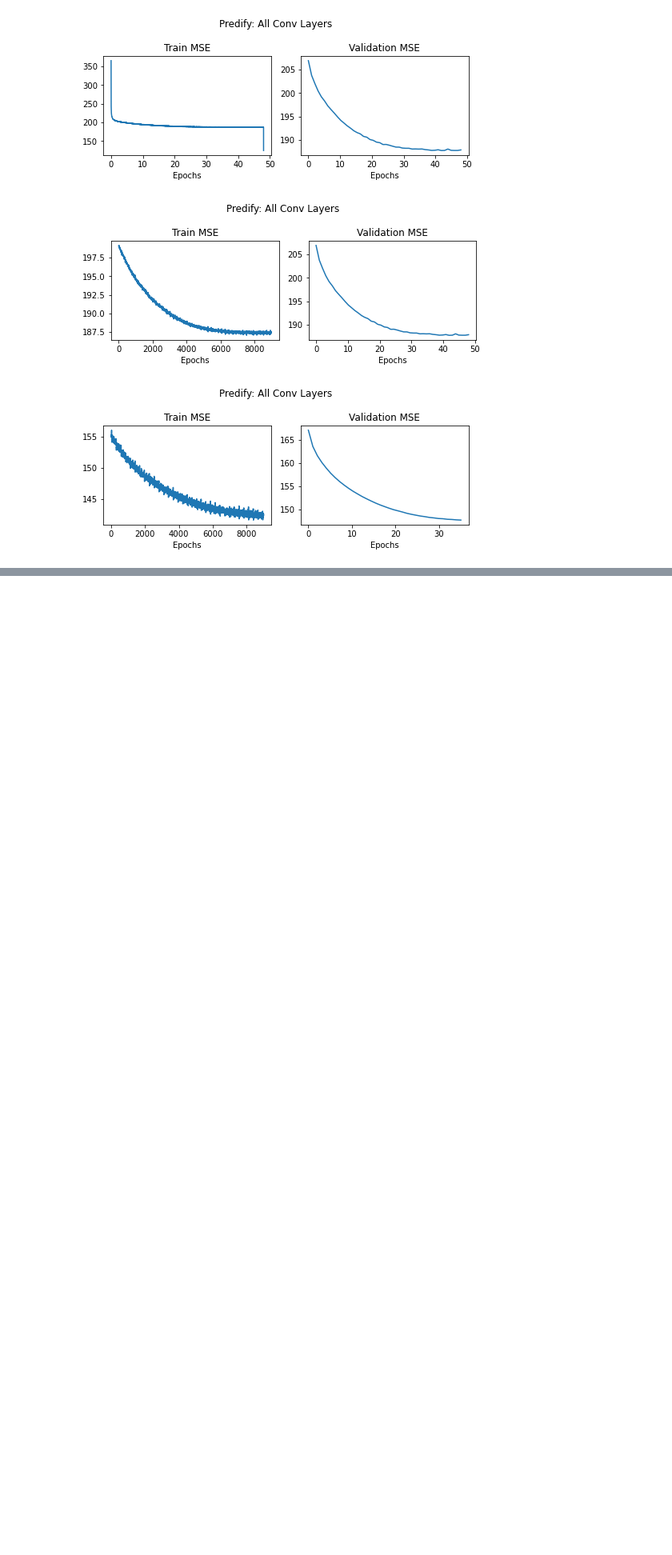
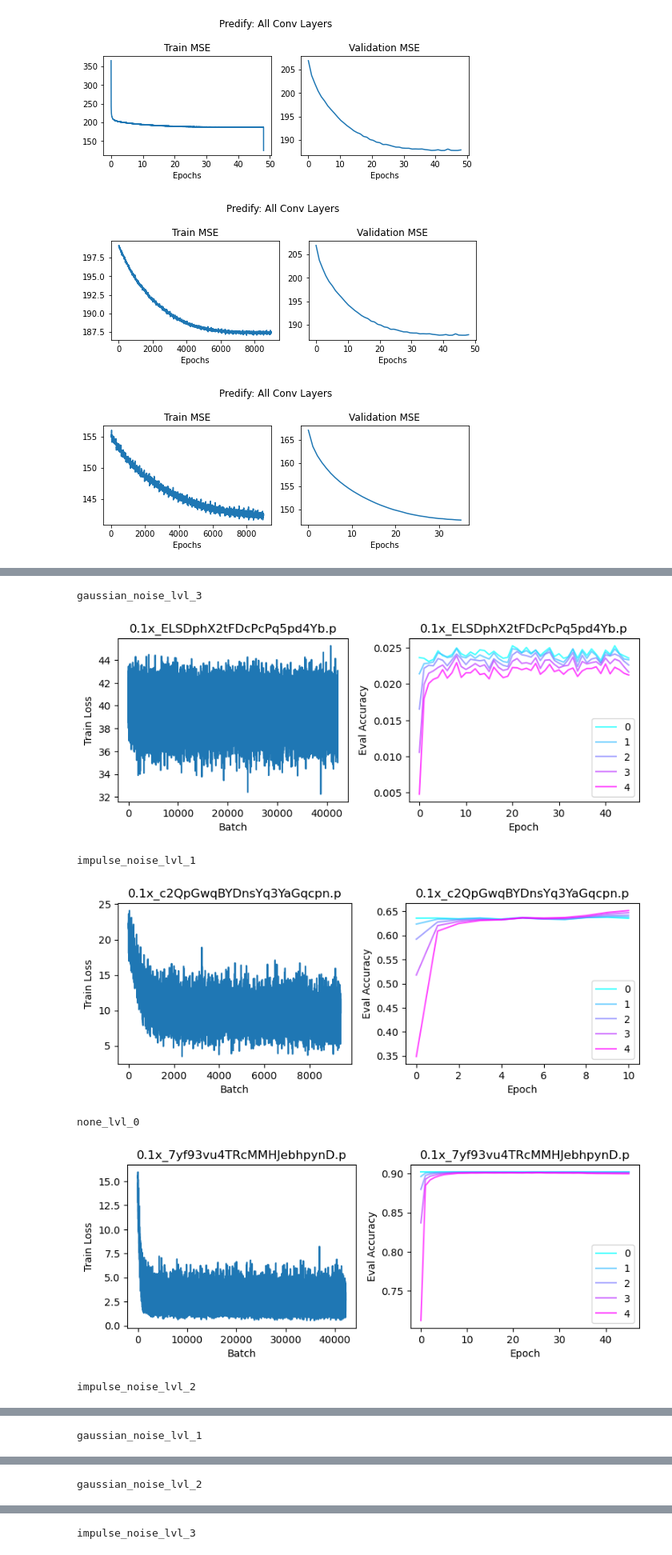
Before and after one commit to chingf/hallucnn-vision, a Jupyter notebook: plot-training-curves.ipynb, the cells around one changed output, grey strips where cells are left out. Shown at 80% size. Cells and saved outputs as stored; diff of their text form; code cells hidden in the pictures; blank space fills up the shorter version.

```diff
--- a/plot-training-curves.ipynb
+++ b/plot-training-curves.ipynb
@@ -91,0 +206,10 @@ smoothed_train.shape
+# %%
+plot_hps('random')
+# %% [output]
+gaussian_noise_lvl_3
+[figure, added]
+impulse_noise_lvl_1
+[figure, added]
+none_lvl_0
+[figure, added]
+impulse_noise_lvl_2
@@ -91,0 +217 @@ smoothed_train.shape
+gaussian_noise_lvl_1
@@ -91,0 +219 @@ smoothed_train.shape
+gaussian_noise_lvl_2
@@ -91,0 +221 @@ smoothed_train.shape
+impulse_noise_lvl_3
```
Also changed, not shown: parts of 11 cells of this notebook, 2 other files.
